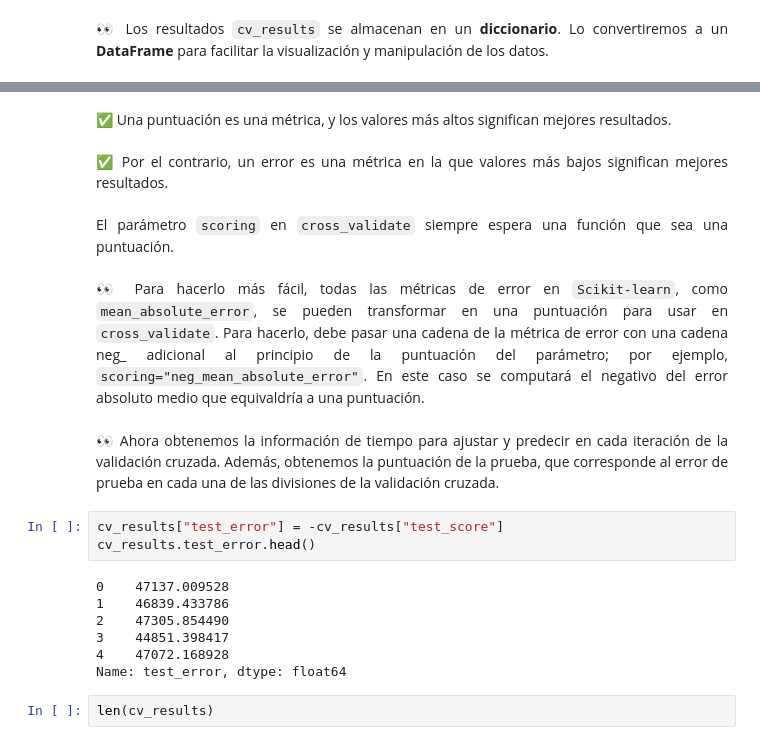
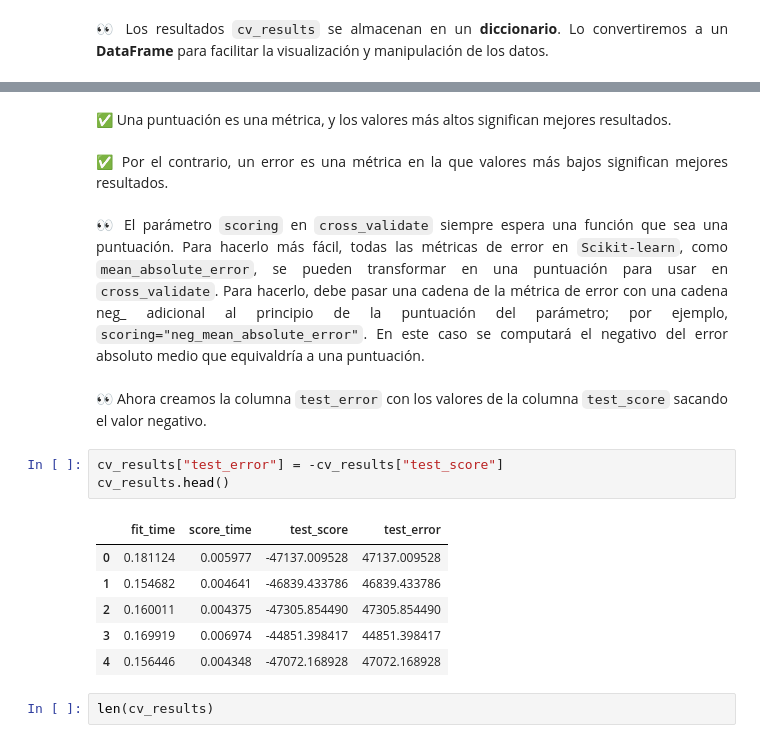
Before and after one commit to cristiandarioortegayubro/BDS, a Jupyter notebook: modulo.04/bds_optimizacion_001_01.ipynb, the cells around one changed output, grey strips where cells are left out. Saved outputs shown, nothing was run; the diff lists cells and outputs as text.

```diff
--- a/modulo.04/bds_optimizacion_001_01.ipynb
+++ b/modulo.04/bds_optimizacion_001_01.ipynb
@@ -330,22 +337,20 @@ cv_results.head()
 <br><br>
 ✅ Por el contrario, un error es una métrica en la que valores más bajos significan mejores resultados.
 <br><br>
-El parámetro <code>scoring</code> en <code>cross_validate</code> siempre espera una función que sea una puntuación.
-<br><br>
-👀 Para hacerlo más fácil, todas las métricas de error en <code>Scikit-learn</code>, como <code>mean_absolute_error</code>, se pueden transformar en una puntuación para usar en <code>cross_validate</code>. Para hacerlo, debe pasar una cadena de la métrica de error con una cadena neg_ adicional al principio de la puntuación del parámetro; por ejemplo, <code>scoring="neg_mean_absolute_error"</code>. En este caso se computará el negativo del error absoluto medio que equivaldría a una puntuación.
+👀 El parámetro <code>scoring</code> en <code>cross_validate</code> siempre espera una función que sea una puntuación. Para hacerlo más fácil, todas las métricas de error en <code>Scikit-learn</code>, como <code>mean_absolute_error</code>, se pueden transformar en una puntuación para usar en <code>cross_validate</code>. Para hacerlo, debe pasar una cadena de la métrica de error con una cadena neg_ adicional al principio de la puntuación del parámetro; por ejemplo, <code>scoring="neg_mean_absolute_error"</code>. En este caso se computará el negativo del error absoluto medio que equivaldría a una puntuación.
-# %% [markdown]
-<p align="justify">
-👀 Ahora obtenemos la información de tiempo para ajustar y predecir en cada iteración de la validación cruzada. Además, obtenemos la puntuación de la prueba, que corresponde al error de prueba en cada una de las divisiones de la validación cruzada.
+# %% [markdown]
+<p align="justify">
+👀 Ahora creamos la columna <code>test_error</code> con los valores de la columna <code>test_score</code> sacando el valor negativo.
 # %%
 cv_results["test_error"] = -cv_results["test_score"]
-cv_results.test_error.head()
+cv_results.head()
 # %% [output]
-0    47137.009528
-1    46839.433786
-2    47305.854490
-3    44851.398417
-4    47072.168928
-Name: test_error, dtype: float64
+|  | fit_time | score_time | test_score | test_error |
+| 0 | 0.181124 | 0.005977 | -47137.009528 | 47137.009528 |
+| 1 | 0.154682 | 0.004641 | -46839.433786 | 46839.433786 |
+| 2 | 0.160011 | 0.004375 | -47305.854490 | 47305.854490 |
+| 3 | 0.169919 | 0.006974 | -44851.398417 | 44851.398417 |
+| 4 | 0.156446 | 0.004348 | -47072.168928 | 47072.168928 |
 # %%
 len(cv_results)
 # %% [output]
```
Also changed, not shown: parts of 17 cells of this notebook.
